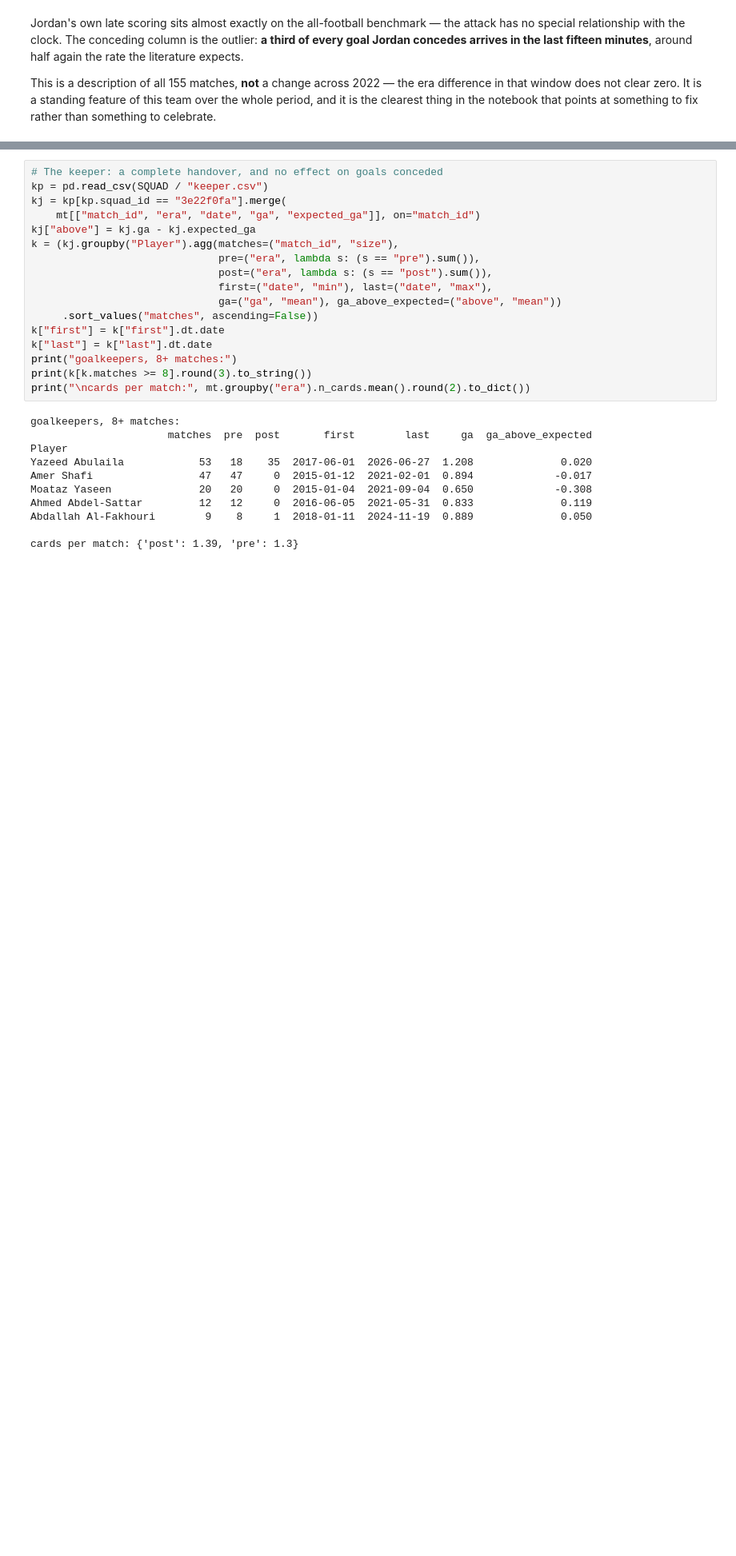
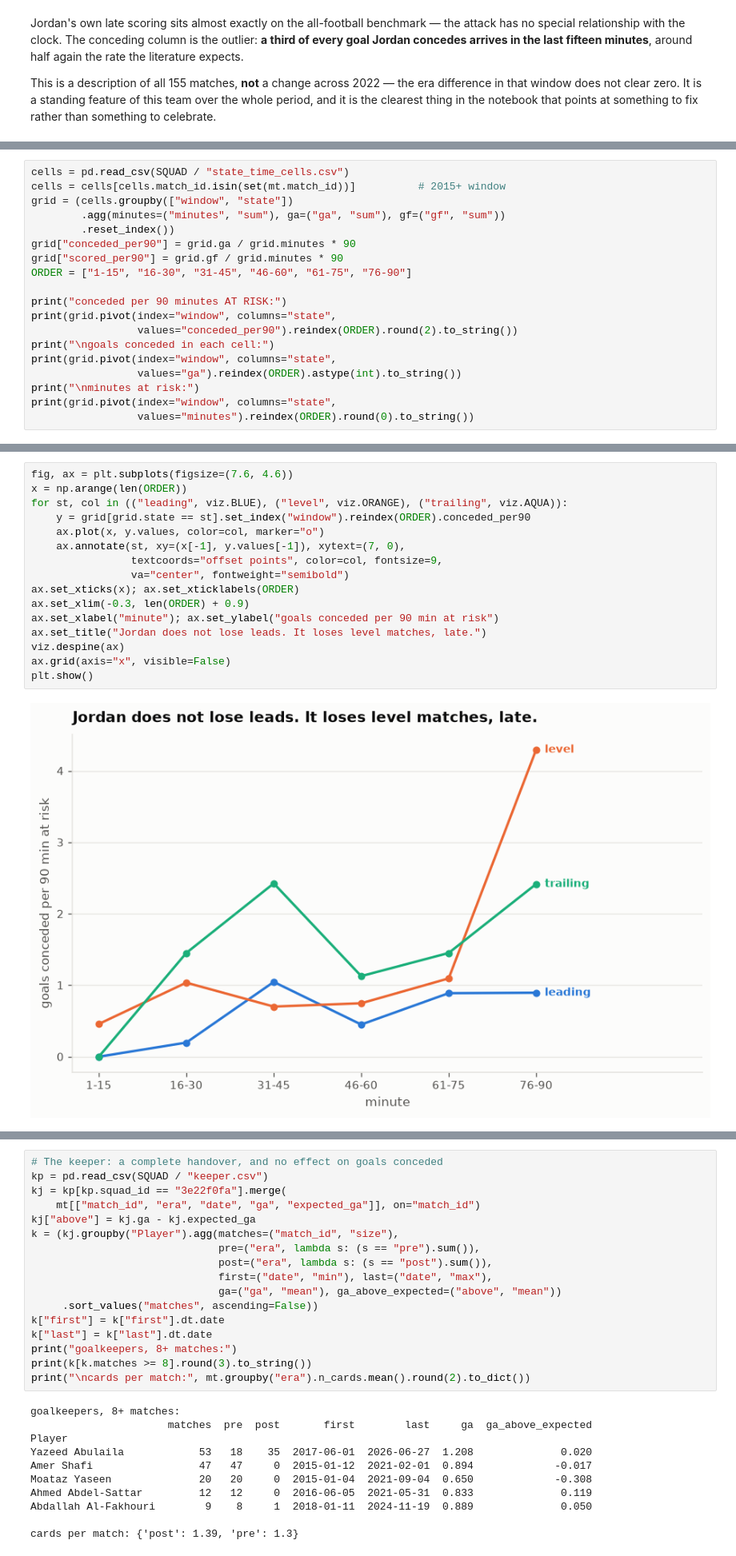
Before and after one commit to mqedan217/jordan-football-strength, a Jupyter notebook: notebooks/03_where_the_goals_came_from.ipynb, the cells around one changed output, grey strips where cells are left out. Shown at 80% size. Cells and saved outputs as stored; diff of their text form; blank space fills up the shorter version.

```diff
--- a/notebooks/03_where_the_goals_came_from.ipynb
+++ b/notebooks/03_where_the_goals_came_from.ipynb
@@ -473,0 +486,19 @@ points at something to fix rather than something to celebrate.
+# %%
+cells = pd.read_csv(SQUAD / "state_time_cells.csv")
+cells = cells[cells.match_id.isin(set(mt.match_id))]          # 2015+ window
+grid = (cells.groupby(["window", "state"])
+        .agg(minutes=("minutes", "sum"), ga=("ga", "sum"), gf=("gf", "sum"))
+        .reset_index())
+grid["conceded_per90"] = grid.ga / grid.minutes * 90
+grid["scored_per90"] = grid.gf / grid.minutes * 90
+ORDER = ["1-15", "16-30", "31-45", "46-60", "61-75", "76-90"]
+
+print("conceded per 90 minutes AT RISK:")
+print(grid.pivot(index="window", columns="state",
+                 values="conceded_per90").reindex(ORDER).round(2).to_string())
+print("\ngoals conceded in each cell:")
+print(grid.pivot(index="window", columns="state",
+                 values="ga").reindex(ORDER).astype(int).to_string())
+print("\nminutes at risk:")
+print(grid.pivot(index="window", columns="state",
+                 values="minutes").reindex(ORDER).round(0).to_string())
@@ -473,0 +523,18 @@ points at something to fix rather than something to celebrate.
+# %%
+fig, ax = plt.subplots(figsize=(7.6, 4.6))
+x = np.arange(len(ORDER))
+for st, col in (("leading", viz.BLUE), ("level", viz.ORANGE), ("trailing", viz.AQUA)):
+    y = grid[grid.state == st].set_index("window").reindex(ORDER).conceded_per90
+    ax.plot(x, y.values, color=col, marker="o")
+    ax.annotate(st, xy=(x[-1], y.values[-1]), xytext=(7, 0),
+                textcoords="offset points", color=col, fontsize=9,
+                va="center", fontweight="semibold")
+ax.set_xticks(x); ax.set_xticklabels(ORDER)
+ax.set_xlim(-0.3, len(ORDER) + 0.9)
+ax.set_xlabel("minute"); ax.set_ylabel("goals conceded per 90 min at risk")
+ax.set_title("Jordan does not lose leads. It loses level matches, late.")
+viz.despine(ax)
+ax.grid(axis="x", visible=False)
+plt.show()
+# %% [output]
+[figure, added]
```
Also changed, not shown: parts of 13 cells of this notebook, 4 other files.
